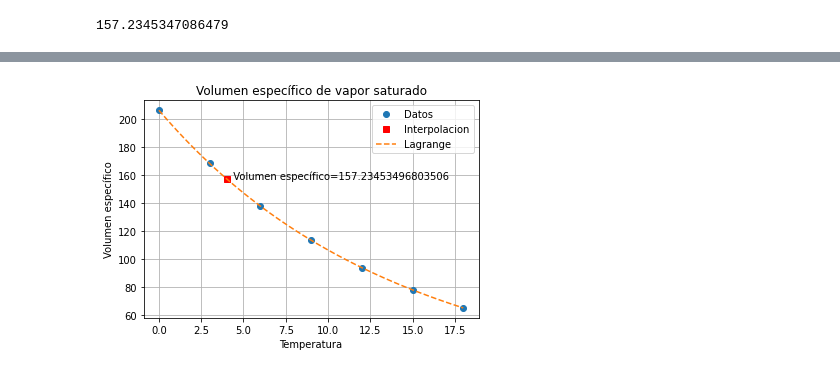
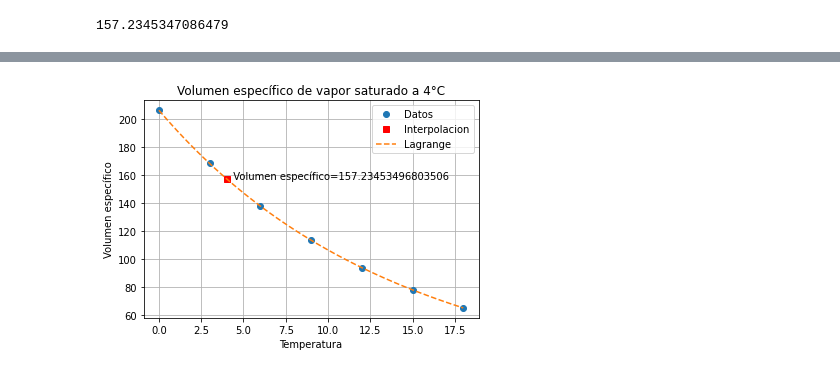
Before and after one commit to luismonry/M-todos-num-ricos, a Jupyter notebook: P1_0_Examen.ipynb, the cells around one changed output, grey strips where cells are left out. Drawn from its saved outputs; the diff is of its cells as text; code cells hidden in the pictures.

```diff
--- a/P1_0_Examen.ipynb
+++ b/P1_0_Examen.ipynb
@@ -33,3 +39,14 @@ y=np.array([0.6113,0.7577,0.9346,1.1477,1.4022,1.7051,2.0640])
+# %%
+def Lagrange(x,y,xi):
+  n=np.size(x)
+  p=0
+  for i in range(n):
+    z=y[i]
+    for j in range(n):
+      if i!=j:
+        z=z*(xi-x[j])/(x[i]-x[j])
+    p=p+z
+  return p
 # %%
 p=lagrange(x,y)
 xi=4
@@ -118,14 +135,14 @@ print(Volumen)
 # %%
 xs=np.linspace(x.min(),x.max())
 ys=p(xs)
 
 plt.plot(x,y,'o',xi,yi,'sr',xs,ys,'--')
 plt.legend(['Datos','Interpolacion','Lagrange'])
 plt.text(Temperatura,Volumen,'  Volumen específico='+str(yi))
 plt.xlabel('Temperatura')
 plt.ylabel('Volumen específico')
-plt.title('Volumen específico de vapor saturado')
+plt.title('Volumen específico de vapor saturado a 4°C')
 plt.grid()
 plt.show()
 # %% [output]
-[figure, old version]
+[figure, new version]
```
Also changed, not shown: parts of 5 cells of this notebook, 1 other file.
